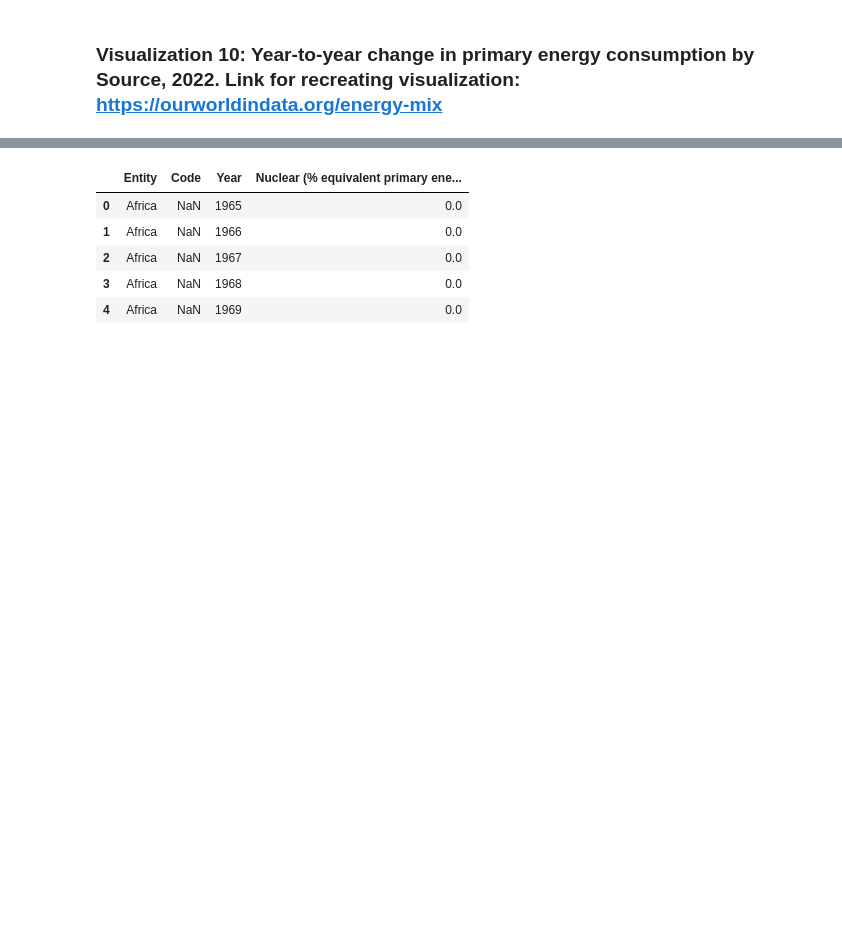
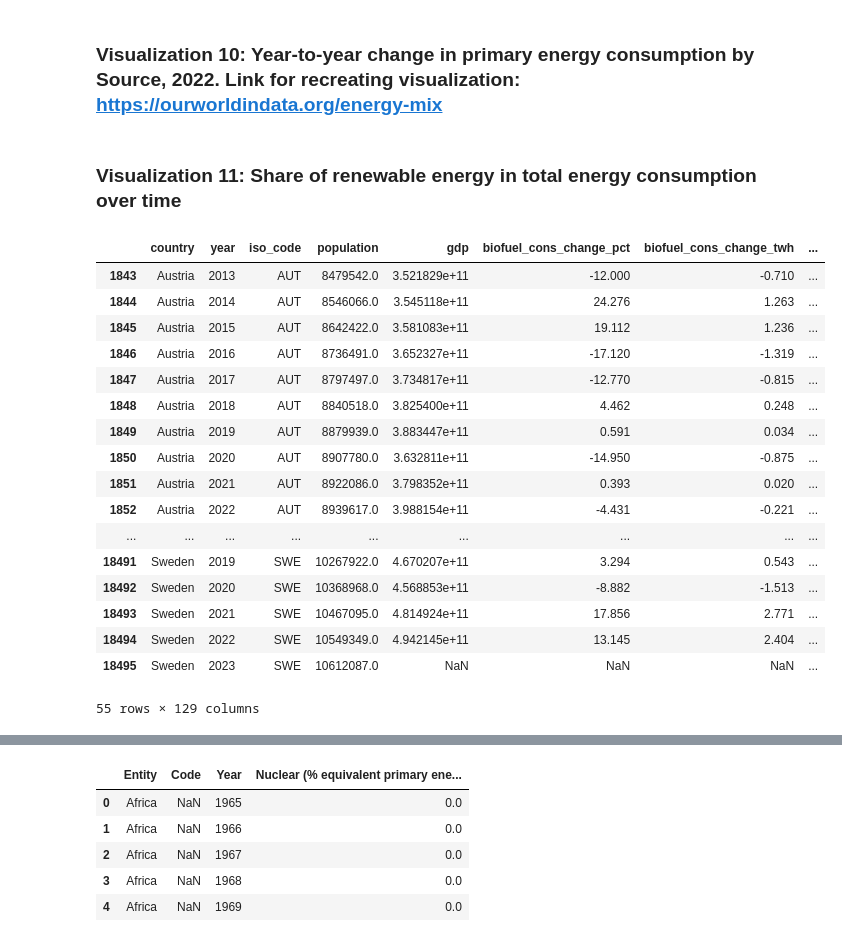
Before and after one commit to sinhasagar507/Analysis-of-Global-Renewable-Energy-Trends, a Jupyter notebook: notebooks/1.0_sinhasagar507_energyconsume.ipynb, the cells around one changed output, grey strips where cells are left out. Saved outputs shown, nothing was run; the diff lists cells and outputs as text; code cells hidden in the pictures; blank space fills up the shorter version.

```diff
--- a/notebooks/1.0_sinhasagar507_energyconsume.ipynb
+++ b/notebooks/1.0_sinhasagar507_energyconsume.ipynb
@@ -887,3 +1098,39 @@ hydro_yrs
 ### Visualization 9: Share of primary energy consumption from wind, 2022. Link for recreating visualization: https://ourworldindata.org/grapher/wind-share-energy
 # %% [markdown]
 ### Visualization 10: Year-to-year change in primary energy consumption by Source, 2022. Link for recreating visualization: https://ourworldindata.org/energy-mix
+# %% [markdown]
+### **Visualization 11**: Share of renewable energy in total energy consumption over time
+# %%
+# Calculate the average renewable energy share over the entire period for each country
+# Filter the dataset for the last decade (2013-2023)
+last_decade_data = main_data[(main_data["year"] >= 2013) & (main_data["year"] <= 2023)]
+
+# Calculate the average renewable energy share over the last decade for each country
+average_renewables_share_last_decade = last_decade_data.groupby("country")["renewables_share_energy"].mean().dropna()
+
+# Select the top 5 countries with the highest average renewable energy share in the last decade
+top_5_countries_last_decade = average_renewables_share_last_decade.nlargest(5).index
+
+# Filter the dataset for these top 5 countries during the last decade
+top_countries_last_decade_data = last_decade_data[last_decade_data['country'].isin(top_5_countries_last_decade)]
+# %%
+top_countries_last_decade_data
+# %% [output]
+|  | country | year | iso_code | population | gdp | biofuel_cons_change_pct | biofuel_cons_change_twh | ... |
+| 1843 | Austria | 2013 | AUT | 8479542.0 | 3.521829e+11 | -12.000 | -0.710 | ... |
+| 1844 | Austria | 2014 | AUT | 8546066.0 | 3.545118e+11 | 24.276 | 1.263 | ... |
+| 1845 | Austria | 2015 | AUT | 8642422.0 | 3.581083e+11 | 19.112 | 1.236 | ... |
+| 1846 | Austria | 2016 | AUT | 8736491.0 | 3.652327e+11 | -17.120 | -1.319 | ... |
+| 1847 | Austria | 2017 | AUT | 8797497.0 | 3.734817e+11 | -12.770 | -0.815 | ... |
+| 1848 | Austria | 2018 | AUT | 8840518.0 | 3.825400e+11 | 4.462 | 0.248 | ... |
+| 1849 | Austria | 2019 | AUT | 8879939.0 | 3.883447e+11 | 0.591 | 0.034 | ... |
+| 1850 | Austria | 2020 | AUT | 8907780.0 | 3.632811e+11 | -14.950 | -0.875 | ... |
+| 1851 | Austria | 2021 | AUT | 8922086.0 | 3.798352e+11 | 0.393 | 0.020 | ... |
+| 1852 | Austria | 2022 | AUT | 8939617.0 | 3.988154e+11 | -4.431 | -0.221 | ... |
+| ... | ... | ... | ... | ... | ... | ... | ... | ... |
+| 18491 | Sweden | 2019 | SWE | 10267922.0 | 4.670207e+11 | 3.294 | 0.543 | ... |
+| 18492 | Sweden | 2020 | SWE | 10368968.0 | 4.568853e+11 | -8.882 | -1.513 | ... |
+| 18493 | Sweden | 2021 | SWE | 10467095.0 | 4.814924e+11 | 17.856 | 2.771 | ... |
+| 18494 | Sweden | 2022 | SWE | 10549349.0 | 4.942145e+11 | 13.145 | 2.404 | ... |
+| 18495 | Sweden | 2023 | SWE | 10612087.0 | NaN | NaN | NaN | ... |
+55 rows × 129 columns
```
Also changed, not shown: parts of 51 cells of this notebook, 1 other file.
